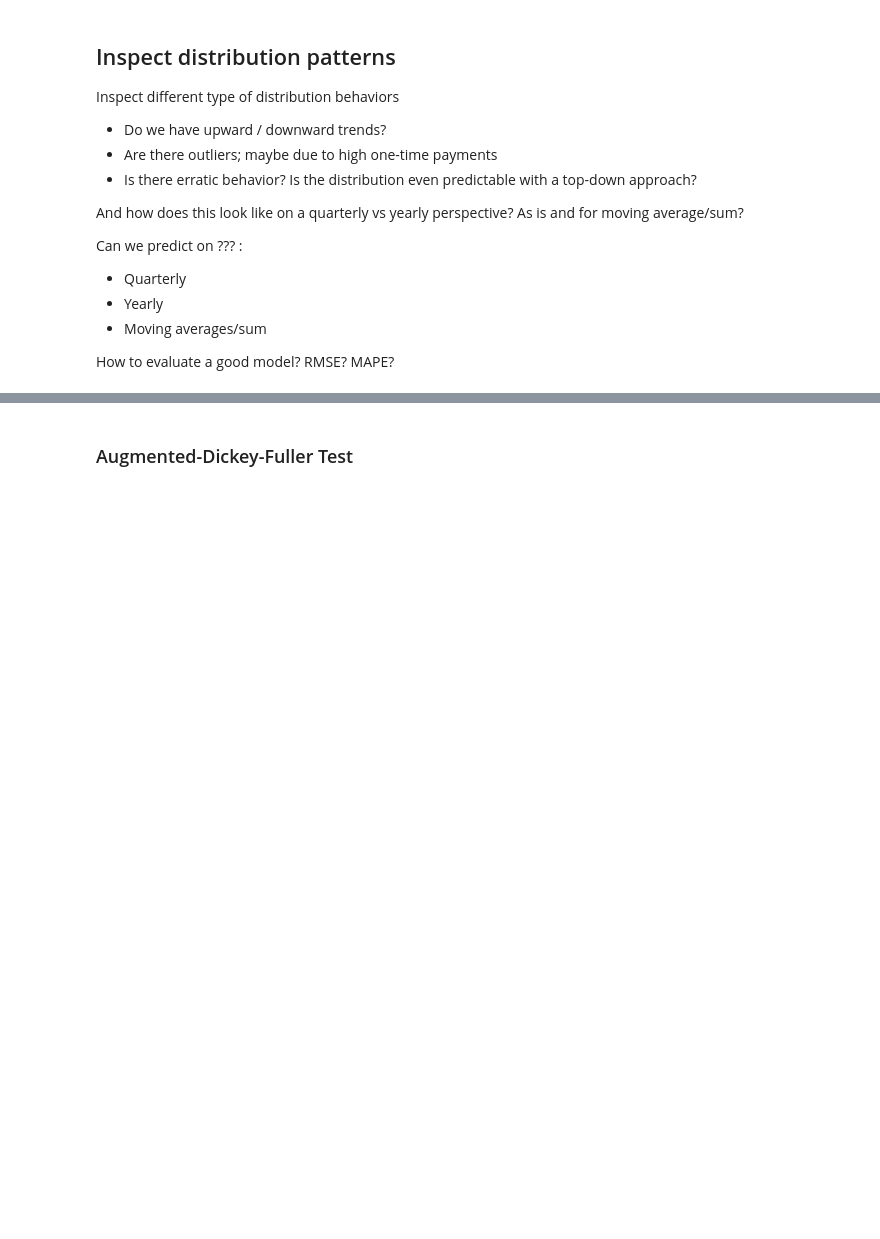
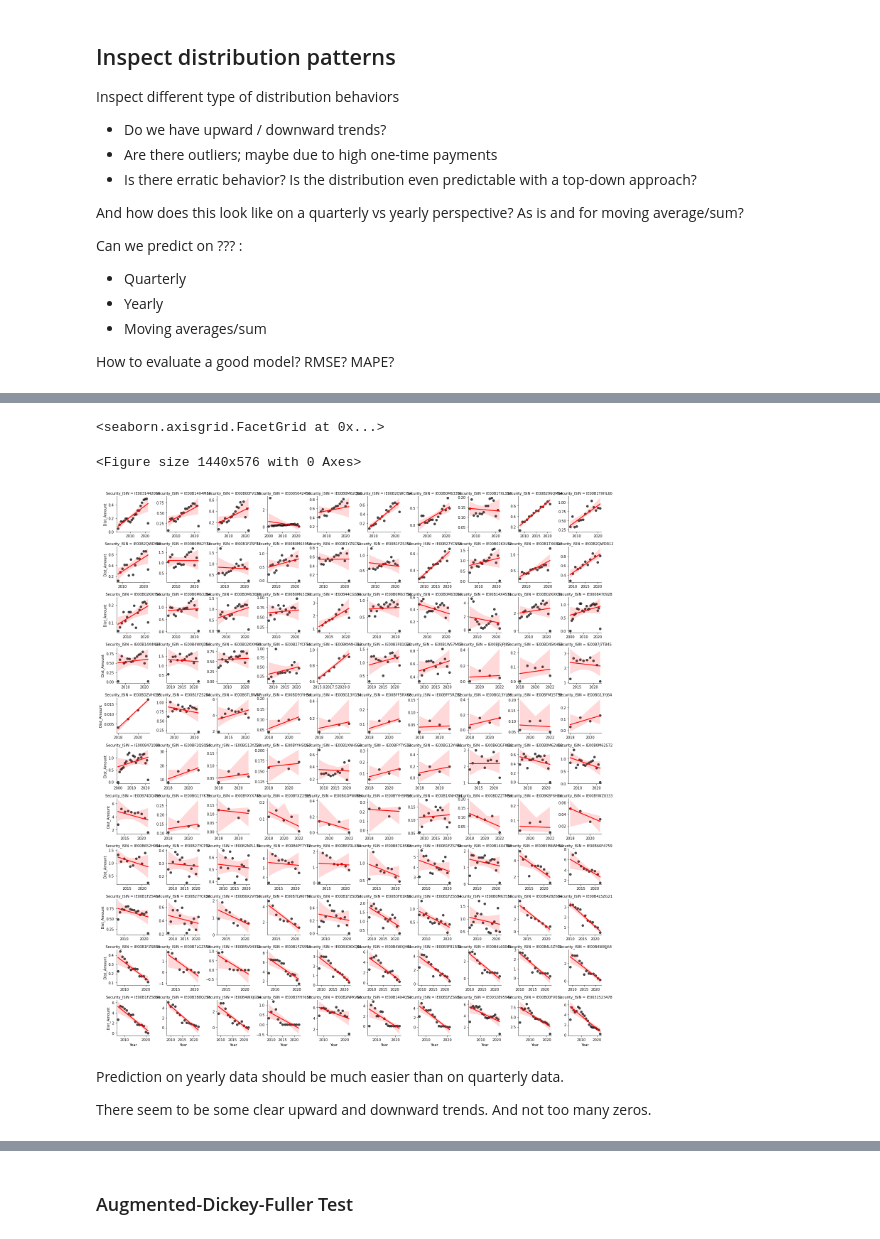
Before and after one commit to Mebbel/PortfolioManagement, a Jupyter notebook: _C011_Predict_Distributions_TopDown.ipynb, the cells around one changed output, grey strips where cells are left out. Saved outputs shown, nothing was run; the diff lists cells and outputs as text; code cells hidden in the pictures; blank space fills up the shorter version.

```diff
--- a/_C011_Predict_Distributions_TopDown.ipynb
+++ b/_C011_Predict_Distributions_TopDown.ipynb
@@ -333,3 +333,59 @@ g.map(sns.regplot, "Y_Q", "Dist_Amount", order=1, scatter_kws={"color": "black",
+# %%
+# There are many products which do not distribute every quarter.
+# Inspect yearly data
+
+import scipy.stats
+
+# replace timestampe Y_Q with counter so that poly_fit can work
+df_plot = df_temp_exp.copy()
+df_plot = df_plot.groupby(['Security_ISIN', 'Year']).agg({'Dist_Amount':'sum'}).reset_index()
+# df_plot['Y_Q'] = df_plot.groupby('Security_ISIN').cumcount() + 1
+
+# # Filter to securities with at least 3 years of data, i.e. Y_Q > 12
+df_plot_filter = df_plot.groupby('Security_ISIN')['Year'].count().reset_index()
+df_plot_filter = df_plot_filter[df_plot_filter.Year > 3]
+df_plot = df_plot[df_plot.Security_ISIN.isin(df_plot_filter.Security_ISIN)]
+
+
+# # Sort ISINS by highest correlation to benchmark isin
+isin_bench = "IE00B296QM64"
+isin_list = df_temp.Security_ISIN.unique()
+isin_dict = {}
+
+df_bench = df_temp_exp[df_temp_exp.Security_ISIN == isin_bench][['Year', 'Dist_Amount']].rename(columns = {'Dist_Amount': 'Dist_Bench'})
+
+
+for isin_i in isin_list:
+
+    try:
+        df_i = df_temp_exp[df_temp_exp.Security_ISIN == isin_i][['Year', 'Dist_Amount']]
+
+        df_i = df_bench.join(df_i.set_index(['Year']), on = 'Year', how = 'inner')
+
+        isin_dict[isin_i] = [scipy.stats.pearsonr(df_i.Dist_Bench, df_i.Dist_Amount)[0]]
+    except:
+        print(isin_i)
+
+df_sort = pd.DataFrame.from_dict(isin_dict)
+df_sort = pd.DataFrame(df_sort.loc[0,])
+df_sort.reset_index(inplace = True)
+df_sort.columns = ['Security_ISIN', 'Cor']
+df_plot = df_plot.join(df_sort.set_index('Security_ISIN'), on = 'Security_ISIN', how = 'left').sort_values(['Cor', 'Year'], ascending = [False, True])
+
+
+# # # Draw the graph
+fig = plt.figure(figsize=(20, 8))
+
+g = sns.FacetGrid(df_plot, col="Security_ISIN", col_wrap=10, height=2, sharey=False, sharex=False)
+g.map(sns.regplot, "Year", "Dist_Amount", order=1, scatter_kws={"color": "black", "alpha": 0.7}, color = "red")
+# %% [output]
+<seaborn.axisgrid.FacetGrid at 0x...>
+<Figure size 1440x576 with 0 Axes>
+[figure, added]
+# %% [markdown]
+Prediction on yearly data should be much easier than on quarterly data.
+
+There seem to be some clear upward and downward trends. And not too many zeros.
 # %% [markdown]
 ## Inspect time series properties
 
```
Also changed, not shown: parts of 29 cells of this notebook.
